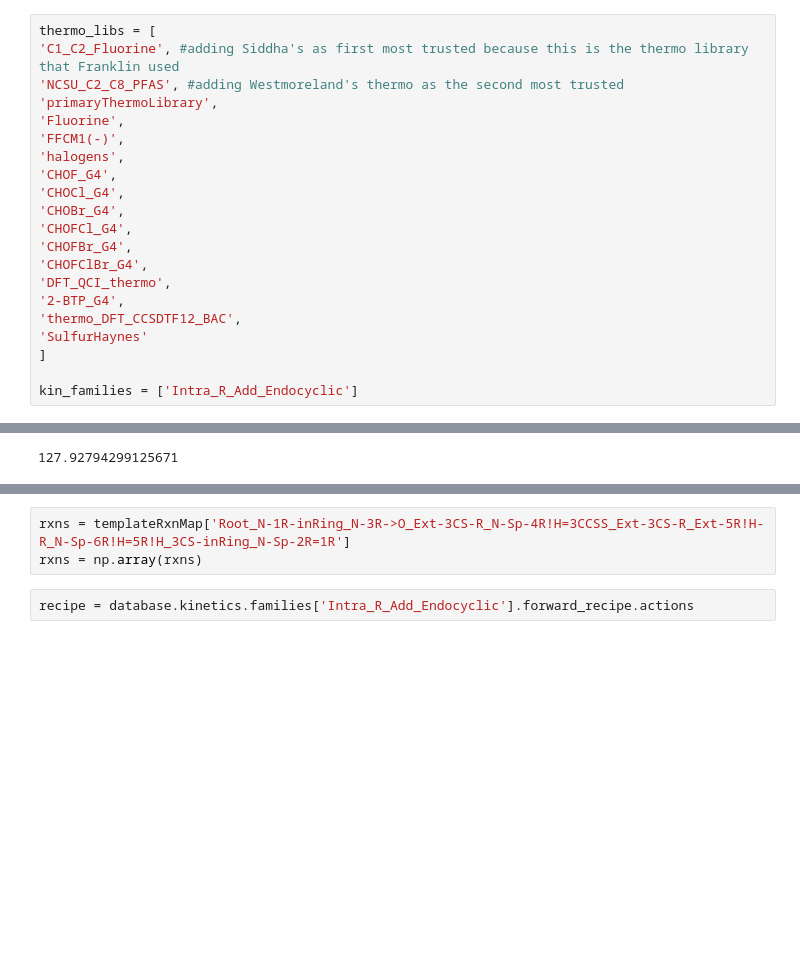
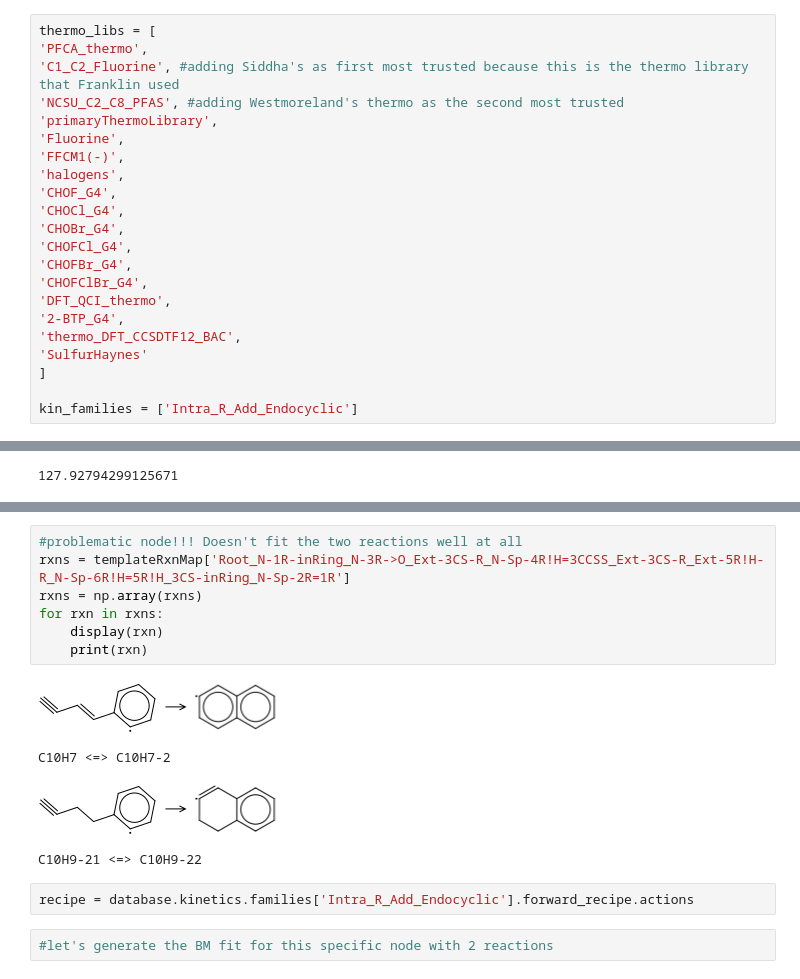
Before and after one commit to Nora-Khalil/PFAS, a Jupyter notebook: AIChE_2024/tools_for_retraining/HPL/BM_tree_fitting/needs_help_autogenerating_DONE/Intra_R_Add_Encyclic_DONE/debugging_nan_uncertainty/debugging_nan_get_rate_coefficient.ipynb, the cells around one changed output, grey strips where cells are left out. Drawn from its saved outputs; the diff is of its cells as text; blank space fills up the shorter version.

Commit message:
debugging BM fit for specific node in Intra_R_Add_Endocyclic

```diff
--- a/AIChE_2024/tools_for_retraining/HPL/BM_tree_fitting/needs_help_autogenerating_DONE/Intra_R_Add_Encyclic_DONE/debugging_nan_uncertainty/debugging_nan_get_rate_coefficient.ipynb
+++ b/AIChE_2024/tools_for_retraining/HPL/BM_tree_fitting/needs_help_autogenerating_DONE/Intra_R_Add_Encyclic_DONE/debugging_nan_uncertainty/debugging_nan_get_rate_coefficient.ipynb
@@ -24,5 +22,6 @@ sys.path.append('/Users/nora/Code/RMG-Py')
 # %%
 thermo_libs = [
+'PFCA_thermo',
 'C1_C2_Fluorine', #adding Siddha's as first most trusted because this is the thermo library that Franklin used
 'NCSU_C2_C8_PFAS', #adding Westmoreland's thermo as the second most trusted
 'primaryThermoLibrary',
@@ -120,5 +136,16 @@ print(end-start)
 # %%
+#problematic node!!! Doesn't fit the two reactions well at all
 rxns = templateRxnMap['Root_N-1R-inRing_N-3R->O_Ext-3CS-R_N-Sp-4R!H=3CCSS_Ext-3CS-R_Ext-5R!H-R_N-Sp-6R!H=5R!H_3CS-inRing_N-Sp-2R=1R']
 rxns = np.array(rxns)
+for rxn in rxns:
+    display(rxn)
+    print(rxn)
+# %% [output]
+[figure, added]
+C10H7 <=> C10H7-2
+[figure, added]
+C10H9-21 <=> C10H9-22
 # %%
 recipe = database.kinetics.families['Intra_R_Add_Endocyclic'].forward_recipe.actions
+# %%
+#let's generate the BM fit for this specific node with 2 reactions
```
Also changed, not shown: parts of 35 cells of this notebook, 2 other files.
